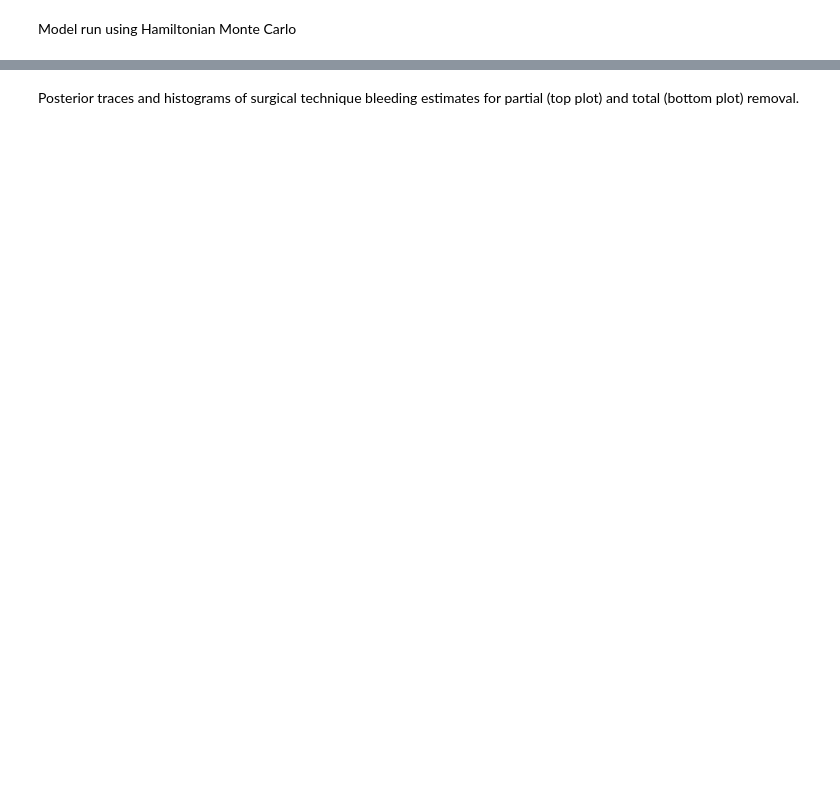
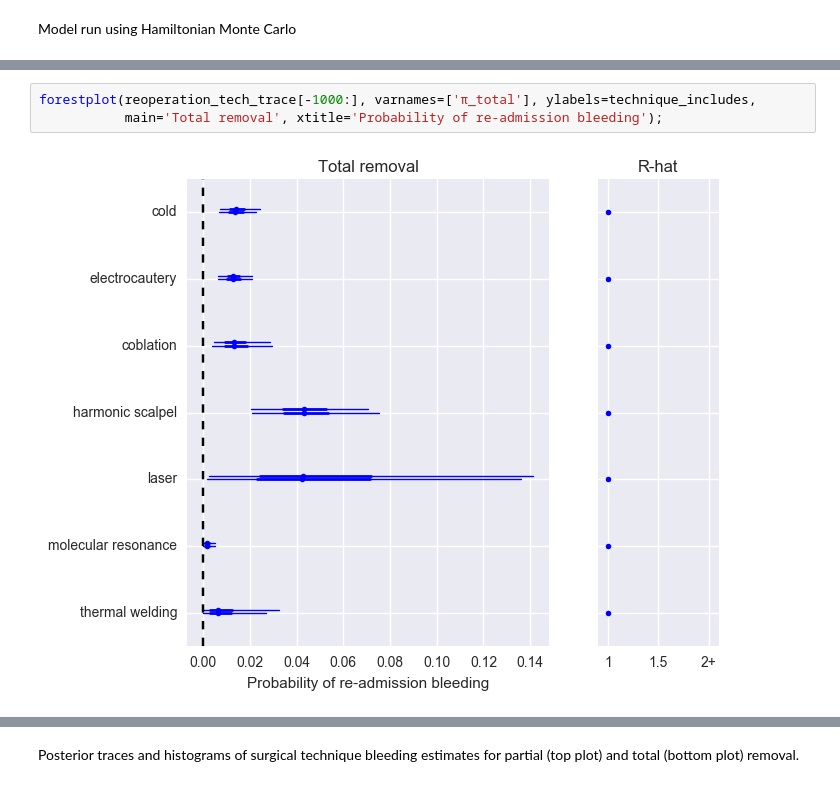
Before and after one commit to VanderbiltPopHealthSci/tonsillectomy_MA, a Jupyter notebook: Bleeding MA (no ROB).ipynb, the cells around one changed output, grey strips where cells are left out. Drawn from its saved outputs; the diff is of its cells as text; blank space fills up the shorter version.

```diff
--- a/Bleeding MA (no ROB).ipynb
+++ b/Bleeding MA (no ROB).ipynb
@@ -267,0 +353,5 @@ Model run using Hamiltonian Monte Carlo
+# %%
+forestplot(reoperation_tech_trace[-1000:], varnames=['π_total'], ylabels=technique_includes,
+           main='Total removal', xtitle='Probability of re-admission bleeding');
+# %% [output]
+[figure, added]
```
Also changed, not shown: parts of 100 cells of this notebook.
